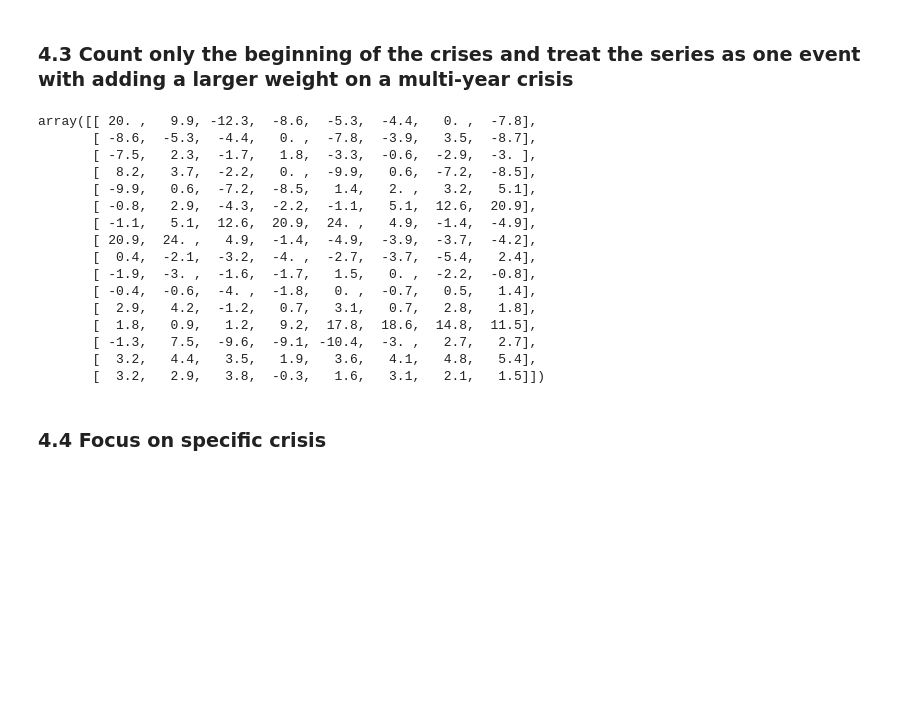
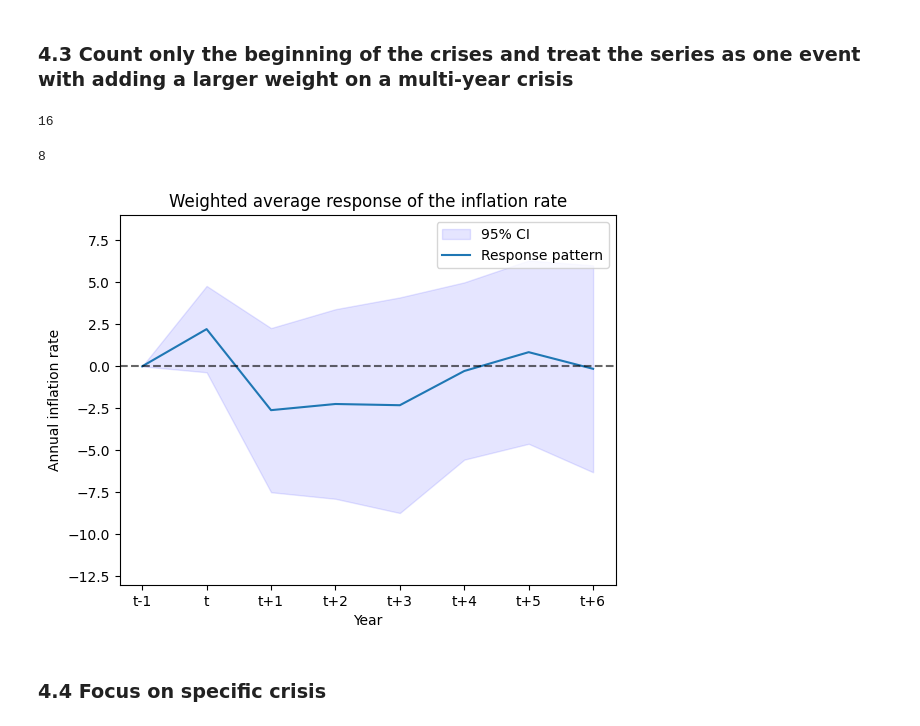
Before and after one commit to blengereau/Depression-and-recovery, a Jupyter notebook: code/financial_crisis_by_country.ipynb, the cells around one changed output. Cells and saved outputs as stored; diff of their text form; code cells hidden in the pictures; blank space fills up the shorter version.

```diff
--- a/code/financial_crisis_by_country.ipynb
+++ b/code/financial_crisis_by_country.ipynb
@@ -447,25 +447,60 @@ plt.show()
 [figure]
 # %% [markdown]
 ### 4.3 Count only the beginning of the crises and treat the series as one event with adding a larger weight on a multi-year crisis
-# %%
-inflation_series
-# %% [output]
-array([[ 20. ,   9.9, -12.3,  -8.6,  -5.3,  -4.4,   0. ,  -7.8],
-       [ -8.6,  -5.3,  -4.4,   0. ,  -7.8,  -3.9,   3.5,  -8.7],
-       [ -7.5,   2.3,  -1.7,   1.8,  -3.3,  -0.6,  -2.9,  -3. ],
-       [  8.2,   3.7,  -2.2,   0. ,  -9.9,   0.6,  -7.2,  -8.5],
-       [ -9.9,   0.6,  -7.2,  -8.5,   1.4,   2. ,   3.2,   5.1],
-       [ -0.8,   2.9,  -4.3,  -2.2,  -1.1,   5.1,  12.6,  20.9],
-       [ -1.1,   5.1,  12.6,  20.9,  24. ,   4.9,  -1.4,  -4.9],
-       [ 20.9,  24. ,   4.9,  -1.4,  -4.9,  -3.9,  -3.7,  -4.2],
-       [  0.4,  -2.1,  -3.2,  -4. ,  -2.7,  -3.7,  -5.4,   2.4],
-       [ -1.9,  -3. ,  -1.6,  -1.7,   1.5,   0. ,  -2.2,  -0.8],
-       [ -0.4,  -0.6,  -4. ,  -1.8,   0. ,  -0.7,   0.5,   1.4],
-       [  2.9,   4.2,  -1.2,   0.7,   3.1,   0.7,   2.8,   1.8],
-       [  1.8,   0.9,   1.2,   9.2,  17.8,  18.6,  14.8,  11.5],
-       [ -1.3,   7.5,  -9.6,  -9.1, -10.4,  -3. ,   2.7,   2.7],
-       [  3.2,   4.4,   3.5,   1.9,   3.6,   4.1,   4.8,   5.4],
-       [  3.2,   2.9,   3.8,  -0.3,   1.6,   3.1,   2.1,   1.5]])
+# %%
+crisis_duration = [1, 3, 1, 2, 1, 1, 1, 1, 1, 1, 1, 1, 1, 5, 8, 4]
+len(crisis_duration)
+# %% [output]
+16
+# %%
+norm_inflation_series.shape[1]
+# %% [output]
+8
+# %%
+weighted_average_pattern = np.average(norm_inflation_series, axis=0, weights=crisis_duration)
+weighted_std = np.sqrt(np.average((norm_inflation_series - weighted_average_pattern)**2, axis=0, weights=crisis_duration))
+weighted_confidence_interval = 1.96 * weighted_std / np.sqrt(sum(crisis_duration))
+
+# num_samples = 1000
+
+# # Function to compute the weighted average
+# def weighted_average(data, weights):
+#     return np.average(data, axis=0, weights=weights)
+
+# crisis_duration = np.array(crisis_duration)
+
+# # Bootstrap sampling
+# bootstrap_samples = np.zeros((num_samples, norm_inflation_series.shape[1]))
+# for i in range(num_samples):
+#     indices = np.random.choice(range(norm_inflation_series.shape[0]), size=norm_inflation_series.shape[0], replace=True)
+#     bootstrap_weights = crisis_duration[indices]
+#     bootstrap_samples[i, :] = weighted_average(norm_inflation_series[indices, :], bootstrap_weights)
+
+# # Compute the 95% confidence interval
+# a_confidence_interval = np.percentile(bootstrap_samples, [2.5, 97.5], axis=0)
+
+# print("Weighted Average:", weighted_average(norm_inflation_series, crisis_duration))
+# print("95% Confidence Interval:", a_confidence_interval)
+# %%
+plt.fill_between(
+    range(len(weighted_average_pattern)),
+    weighted_average_pattern - confidence_interval,
+    weighted_average_pattern + confidence_interval,
+    color='blue',
+    alpha=0.1, label='95% CI'
+)
+
+sns.lineplot(x=years, y=weighted_average_pattern, label = 'Response pattern')
+plt.axhline(y=0, color='black', label='y=0', linestyle = 'dashed', alpha = 0.6)
+
+plt.title('Weighted average response of the inflation rate')
+plt.xlabel('Year')
+plt.ylabel('Annual inflation rate')
+
+plt.ylim(-13,9)
+plt.show()
+# %% [output]
+[figure, added]
 # %% [markdown]
 ### 4.4 Focus on specific crisis
 # %%
```
Also changed, not shown: parts of 5 cells of this notebook, 1 other file.
